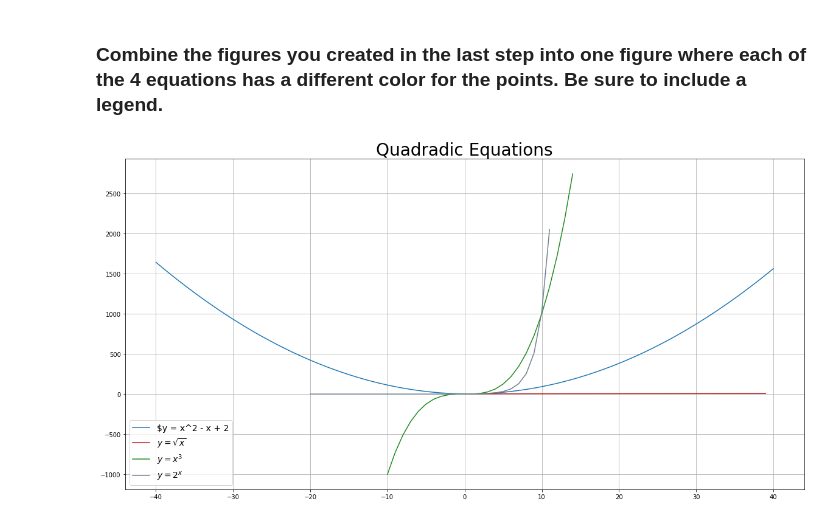
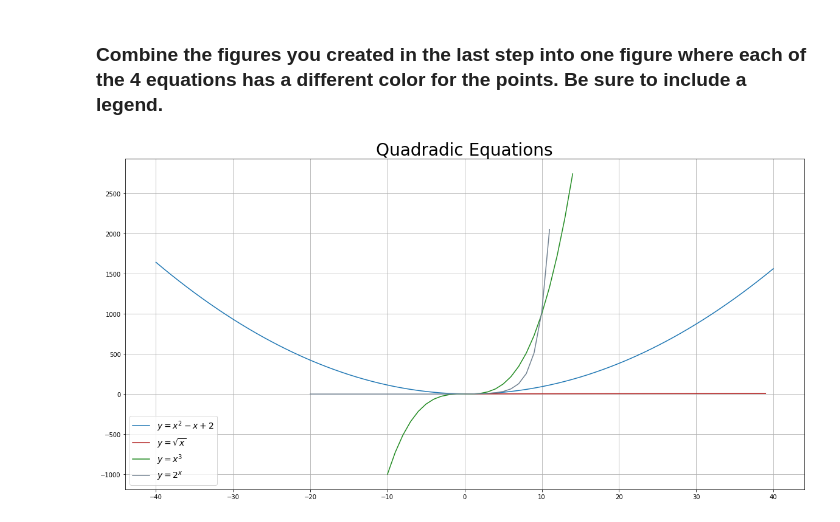
Before and after one commit to lukewbecker/numpy-pandas-visualization-exercises, a Jupyter notebook: matplotlib_exercises.ipynb, the cells around one changed output. Drawn from its saved outputs; the diff is of its cells as text; code cells hidden in the pictures.

```diff
--- a/matplotlib_exercises.ipynb
+++ b/matplotlib_exercises.ipynb
@@ -142,36 +142,36 @@ plt.figure(figsize=(20,10))
 
 x1_plot = list(range(-40, 41, 1))
 y1_plot = [i ** 2 - i + 2 for i in x1_plot]
-plt.plot(x1_plot, y1_plot, label = "$y = x^2 - x + 2")
+plt.plot(x1_plot, y1_plot, label = "$y = x^2 - x + 2$")
 
 
 
 x2p = list(range(0, 40))
 y2p = [math.sqrt(i) for i in x2p]
 plt.plot(x2p, y2p, c = 'firebrick', label = "$y = \sqrt{x}$")
 
 
 
 
 
 x3p = list(range(-10, 15))
 y3p = [i ** 3 for i in x3p]
 plt.plot(x3p, y3p, c = 'forestgreen', label = "$y = x^3$")
 
 
 
 
 
 x4p = list(range(-20, 12,))
 y4p = [2 ** i for i in x4p]
 plt.plot(x4p, y4p, c = 'slategray', label = "$y = 2^x$")
 
 
 plt.grid(b=True)
 
 plt.legend(loc = 3, fontsize = 14)
 plt.title('Quadradic Equations', fontsize = 28)
 
 plt.show()
 # %% [output]
-[figure, old version]
+[figure, new version]
```
Also changed, not shown: 1 other file.
